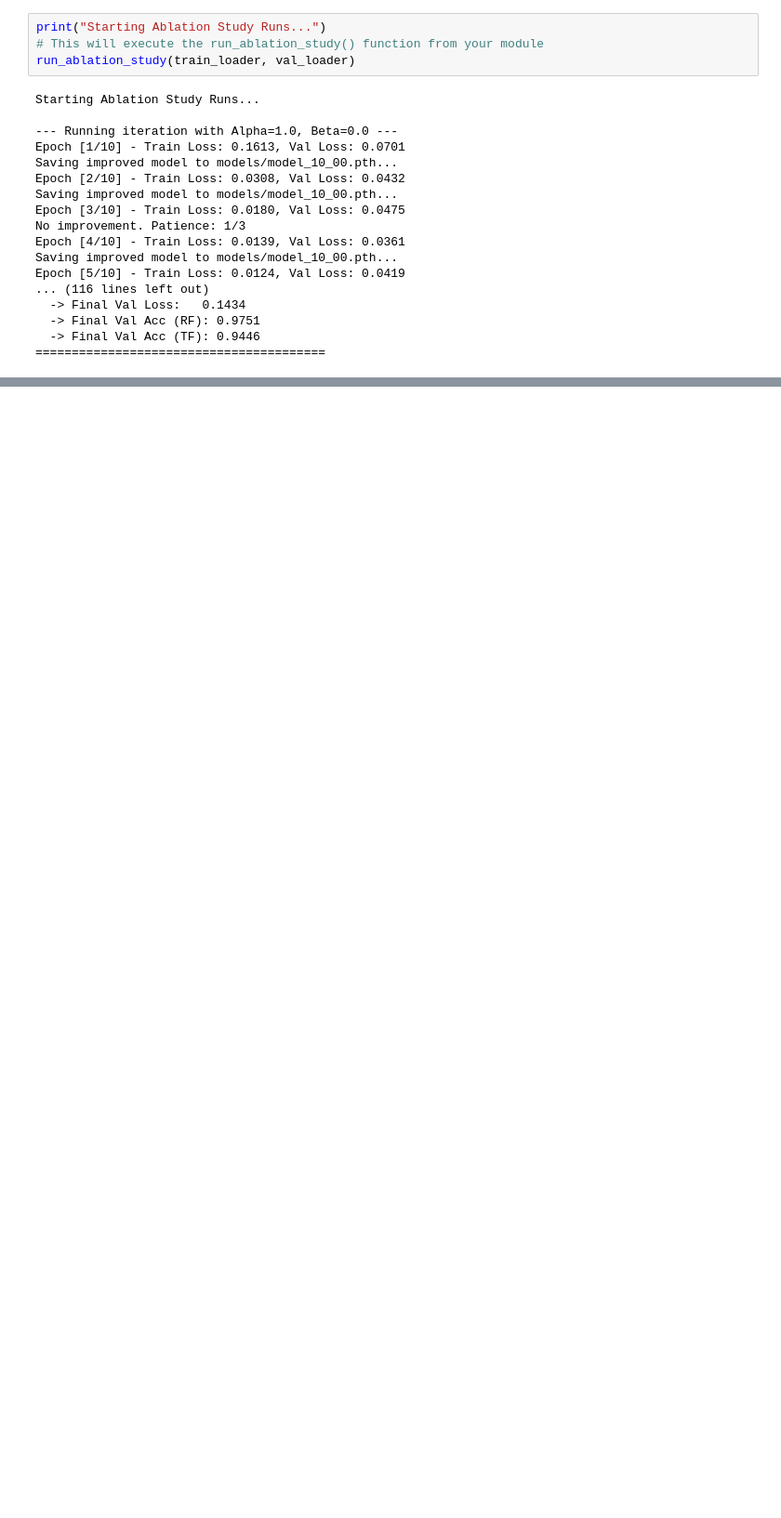
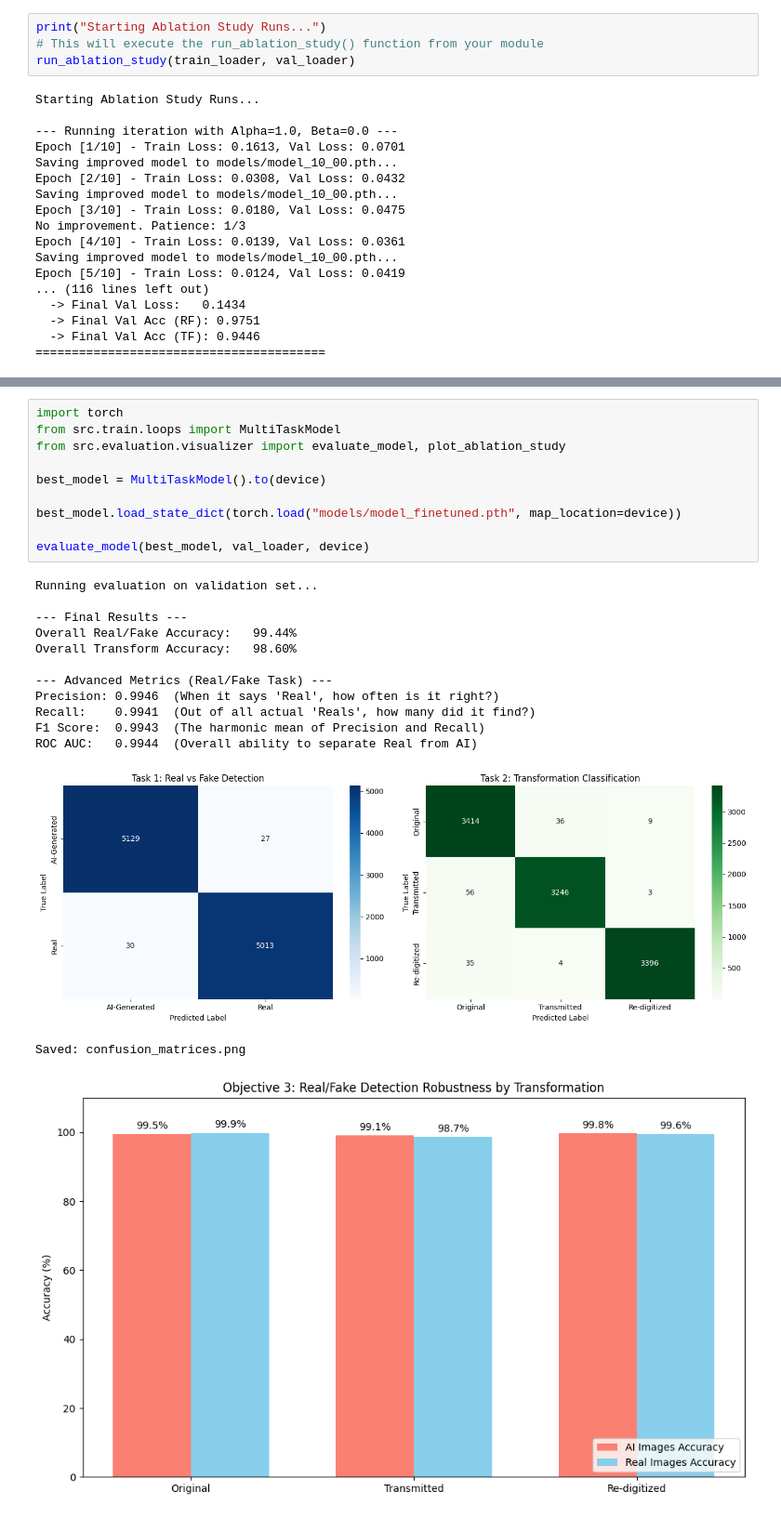
Before and after one commit to francescoinnocenzi/DeepFakeDetection, a Jupyter notebook: main.ipynb, the cells around one changed output, grey strips where cells are left out. Shown at 93% size. Cells and saved outputs as stored; diff of their text form; blank space fills up the shorter version.

```diff
--- a/main.ipynb
+++ b/main.ipynb
@@ -121,3 +155,28 @@ plot_gradcam(best_model, val_loader, device, num_samples=5)
 # %% [output]
 [figure]
 Saved: gradcam_visualization.png
+# %%
+import torch
+from src.train.loops import MultiTaskModel
+from src.evaluation.visualizer import evaluate_model, plot_ablation_study
+
+best_model = MultiTaskModel().to(device)
+
+best_model.load_state_dict(torch.load("models/model_finetuned.pth", map_location=device))
+
+evaluate_model(best_model, val_loader, device)
+# %% [output]
+Running evaluation on validation set...
+
+--- Final Results ---
+Overall Real/Fake Accuracy:   99.44%
+Overall Transform Accuracy:   98.60%
+
+--- Advanced Metrics (Real/Fake Task) ---
+Precision: 0.9946  (When it says 'Real', how often is it right?)
+Recall:    0.9941  (Out of all actual 'Reals', how many did it find?)
+F1 Score:  0.9943  (The harmonic mean of Precision and Recall)
+ROC AUC:   0.9944  (Overall ability to separate Real from AI)
+[figure, added]
+Saved: confusion_matrices.png
+[figure, added]
```
Also changed, not shown: parts of 5 cells of this notebook, 6 other files.
